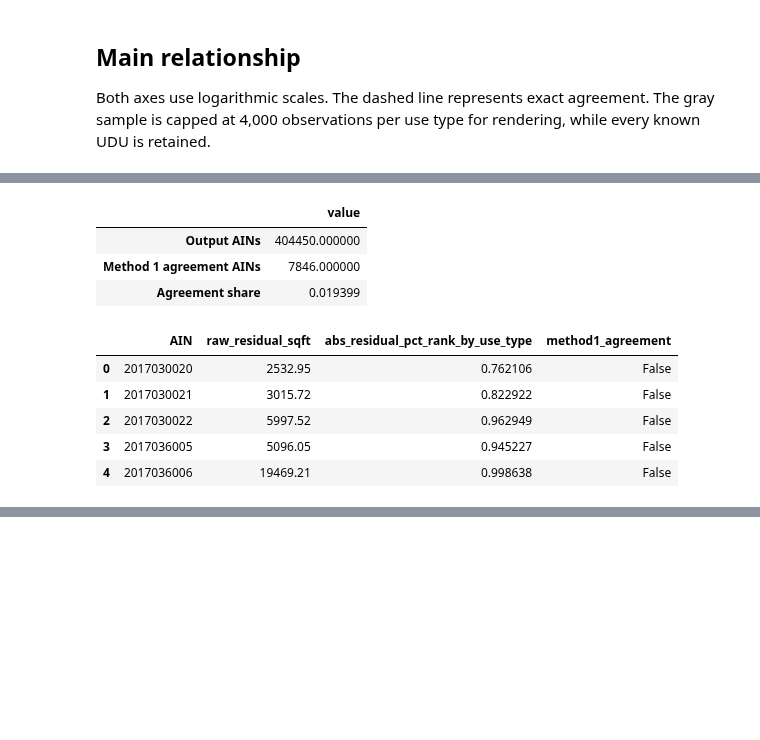
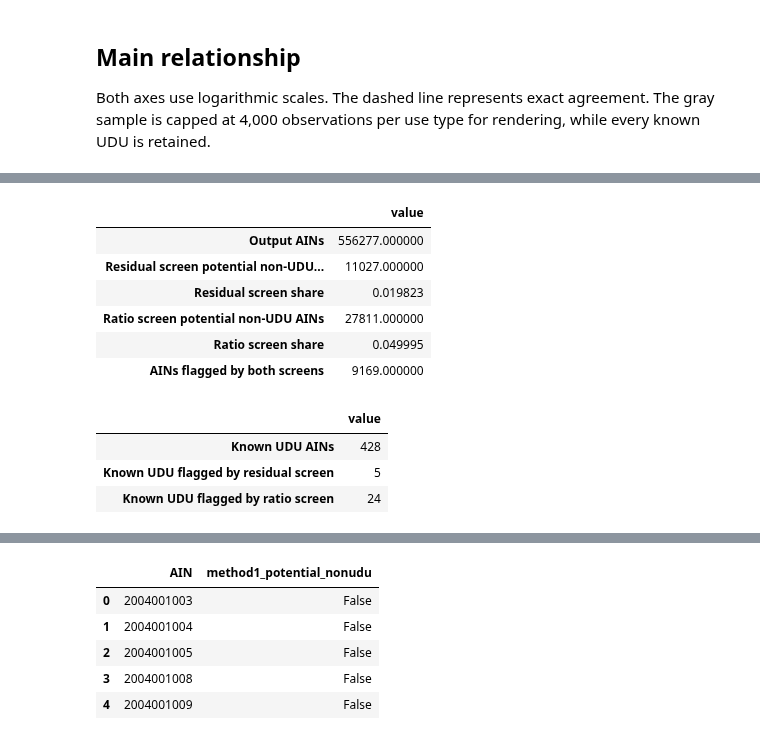
Before and after one commit to AdamSwietek/NDSC_HiddenHousing, a Jupyter notebook: notebooks/methods/01_floor_area_assessor_method.ipynb, the cells around one changed output, grey strips where cells are left out. Cells and saved outputs as stored; diff of their text form; code cells hidden in the pictures; blank space fills up the shorter version.

Commit message:
all methods

```diff
--- a/notebooks/methods/01_floor_area_assessor_method.ipynb
+++ b/notebooks/methods/01_floor_area_assessor_method.ipynb
@@ -168,13 +168,21 @@ def build_method1_features(
     data,
     percentile_cutoff=0.025,
     minimum_raw_residual=0.0,
+    ratio_percentile_cutoff=0.05,
     *,
     ain_col='AIN',
     use_type_col='SpecificUseType',
     lariac_floor_area_col='building.floor_area',
     assessor_area_col='assessor.sqft',
 ):
-    """Build Method 1 agreement features at the single-AIN parcel level."""
+    """Build Method 1 agreement features at the single-AIN parcel level.
+
+    Two screens are retained side by side. The residual screen flags the
+    closest absolute agreement within use type. The ratio screen flags the
+    lowest LARIAC floor area / assessor SQFTmain within use type: parcels
+    where the assessor records at least as much area as the imagery shows,
+    leaving the least room for unrecorded space.
+    """
     required = {
         ain_col, use_type_col, lariac_floor_area_col, assessor_area_col
     }
@@ -183,43 +191,79 @@ def build_method1_features(
         raise ValueError(f'Missing Method 1 columns: {sorted(missing)}')
 
     features = data[[ain_col, use_type_col]].copy()
     features['raw_residual_sqft'] = (
         data[lariac_floor_area_col] - data[assessor_area_col]
     )
     features['_absolute_residual_sqft'] = features['raw_residual_sqft'].abs()
     features['abs_residual_pct_rank_by_use_type'] = (
         features.groupby(use_type_col)['_absolute_residual_sqft']
         .rank(method='average', pct=True)
     )
-    features['method1_agreement'] = (
+    features['method1_potential_nonudu'] = (
         features['abs_residual_pct_rank_by_use_type'].le(percentile_cutoff)
         & features['raw_residual_sqft'].gt(minimum_raw_residual)
+    )
+    features['floor_area_to_sqft_ratio'] = (
+        data[lariac_floor_area_col]
+        / data[assessor_area_col].where(data[assessor_area_col].gt(0))
+    )
+    features['log_floor_area_to_sqft_ratio'] = np.log(features['floor_area_to_sqft_ratio'])
+    features['ratio_pct_rank_by_use_type'] = (
+        features.groupby(use_type_col)['floor_area_to_sqft_ratio']
+        .rank(method='average', pct=True)
+    )
+    features['method1_ratio_potential_nonudu'] = (
+        features['ratio_pct_rank_by_use_type'].le(ratio_percentile_cutoff)
     )
     return (
         features[[
             ain_col, 'raw_residual_sqft',
-            'abs_residual_pct_rank_by_use_type', 'method1_agreement',
+            'abs_residual_pct_rank_by_use_type', 'method1_potential_nonudu',
+            'floor_area_to_sqft_ratio', 'log_floor_area_to_sqft_ratio','ratio_pct_rank_by_use_type',
+            'method1_ratio_potential_nonudu',
         ]]
         .rename(columns={ain_col: 'AIN'})
         .sort_values('AIN')
         .reset_index(drop=True)
     )
 
 method1_features = build_method1_features(method1_input)
+method1_output = method1_features[['AIN', 'method1_potential_nonudu']].copy()
 display(pd.Series({
     'Output AINs': len(method1_features),
-    'Method 1 agreement AINs': int(method1_features['method1_agreement'].sum()),
-    'Agreement share': method1_features['method1_agreement'].mean(),
+    'Residual screen potential non-UDU AINs': int(method1_features['method1_potential_nonudu'].sum()),
+    'Residual screen share': method1_features['method1_potential_nonudu'].mean(),
+    'Ratio screen potential non-UDU AINs': int(method1_features['method1_ratio_potential_nonudu'].sum()),
+    'Ratio screen share': method1_features['method1_ratio_potential_nonudu'].mean(),
+    'AINs flagged by both screens': int((
+        method1_features['method1_potential_nonudu']
+        & method1_features['method1_ratio_potential_nonudu']
+    ).sum()),
+}).to_frame('value'))
+known_udu_flags = method1_features.loc[
+    method1_features['AIN'].isin(known_udu_ains)
+]
+display(pd.Series({
+    'Known UDU AINs': len(known_udu_flags),
+    'Known UDU flagged by residual screen': int(known_udu_flags['method1_potential_nonudu'].sum()),
+    'Known UDU flagged by ratio screen': int(known_udu_flags['method1_ratio_potential_nonudu'].sum()),
 }).to_frame('value'))
 display(method1_features.head())
+display(method1_output.head())
+
+# Deliberately not saved during method development. When finalized:
+# output_path = CITY_OUTPUT / 'method1_potential_nonudu_2017.parquet'
+# output_path.parent.mkdir(parents=True, exist_ok=True)
+# method1_output.to_parquet(output_path, index=False)
 # %% [output]
 |  | value |
-| Output AINs | 404450.000000 |
-| Method 1 agreement AINs | 7846.000000 |
-| Agreement share | 0.019399 |
+| Output AINs | 556277.000000 |
+| Residual screen potential non-UDU... | 11027.000000 |
+| Residual screen share | 0.019823 |
+| Ratio screen potential non-UDU AINs | 27811.000000 |
+| Ratio screen share | 0.049995 |
+| AINs flagged by both screens | 9169.000000 |
-|  | AIN | raw_residual_sqft | abs_residual_pct_rank_by_use_type | method1_agreement |
-| 0 | 2017030020 | 2532.95 | 0.762106 | False |
-| 1 | 2017030021 | 3015.72 | 0.822922 | False |
-| 2 | 2017030022 | 5997.52 | 0.962949 | False |
-| 3 | 2017036005 | 5096.05 | 0.945227 | False |
-| 4 | 2017036006 | 19469.21 | 0.998638 | False |
+|  | value |
+| Known UDU AINs | 428 |
+| Known UDU flagged by residual screen | 5 |
+| Known UDU flagged by ratio screen | 24 |
@@ -225,0 +276,6 @@ display(method1_features.head())
+|  | AIN | method1_potential_nonudu |
+| 0 | 2004001003 | False |
+| 1 | 2004001004 | False |
+| 2 | 2004001005 | False |
+| 3 | 2004001008 | False |
+| 4 | 2004001009 | False |
```
Also changed, not shown: parts of 8 cells of this notebook, 10 other files.
